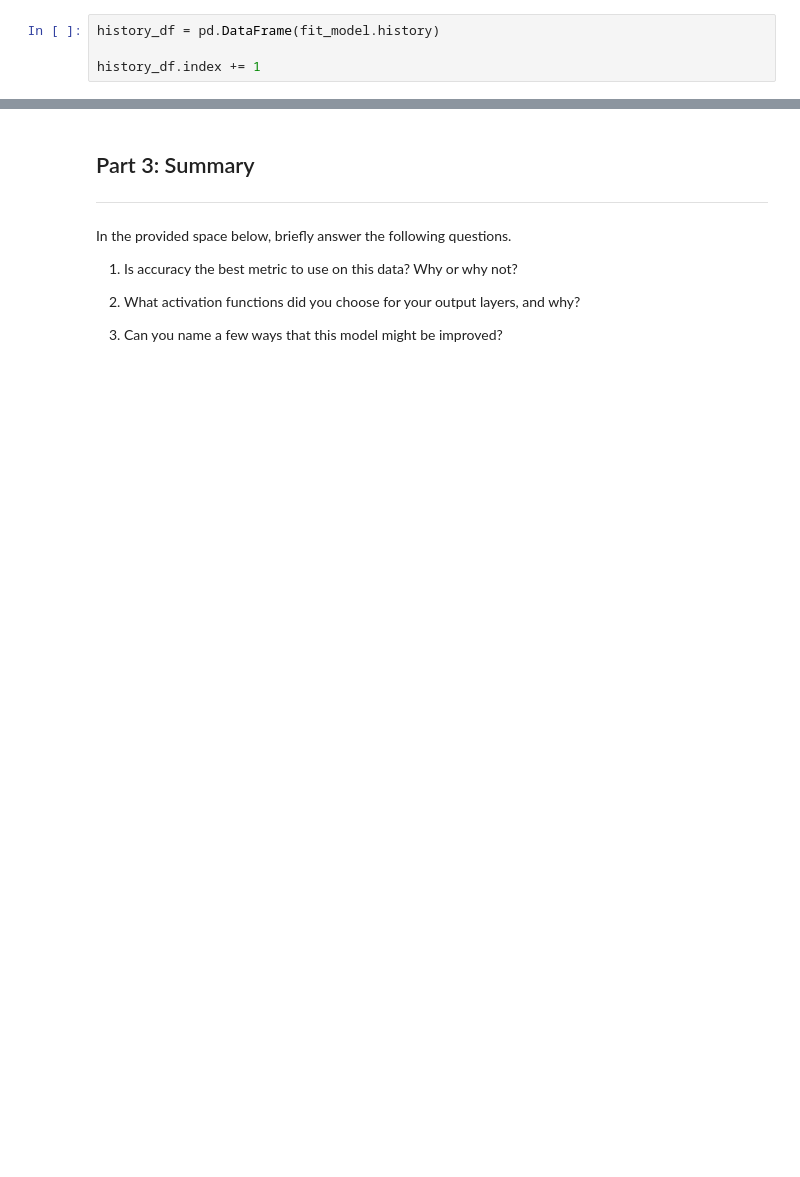
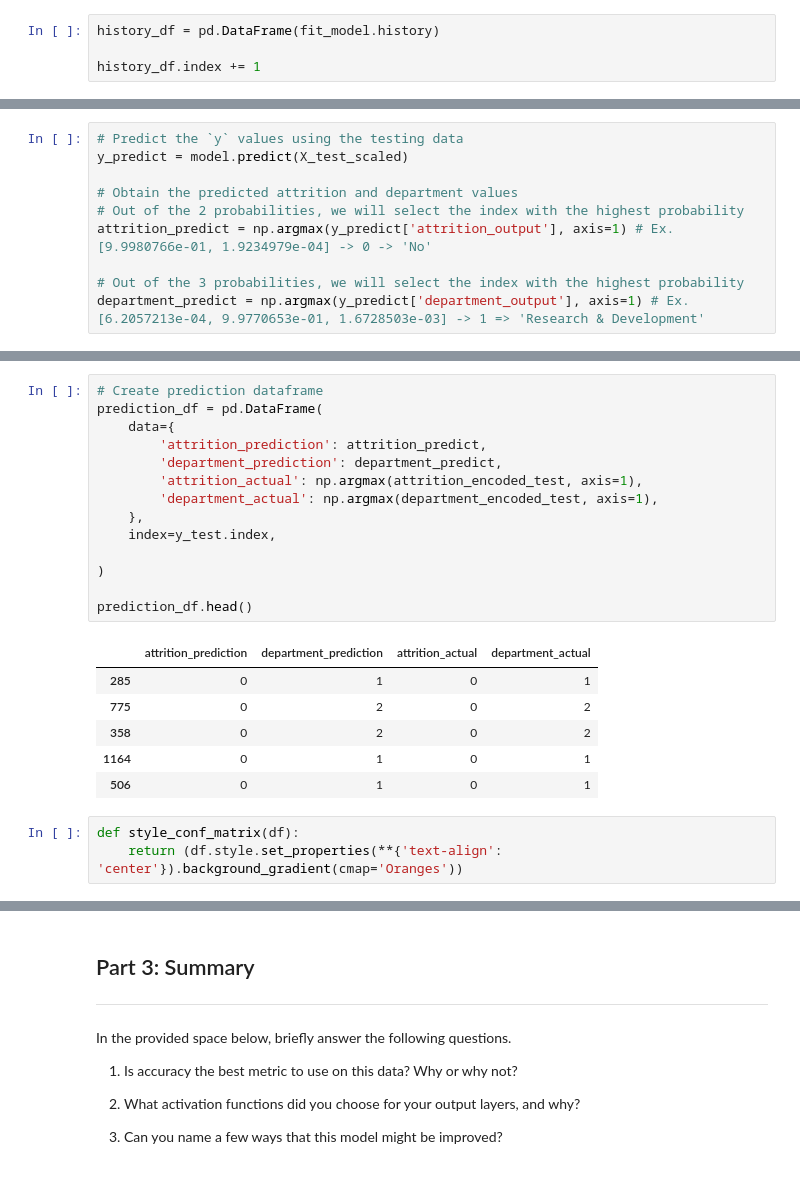
Before and after one commit to rune-encoder/neural-network-challenge-2, a Jupyter notebook: attrition.ipynb, the cells around one changed output, grey strips where cells are left out. Saved outputs shown, nothing was run; the diff lists cells and outputs as text; blank space fills up the shorter version.

```diff
--- a/attrition.ipynb
+++ b/attrition.ipynb
@@ -893,0 +928,10 @@ plt.show()
+# %%
+# Predict the `y` values using the testing data
+y_predict = model.predict(X_test_scaled)
+
+# Obtain the predicted attrition and department values
+# Out of the 2 probabilities, we will select the index with the highest probability
+attrition_predict = np.argmax(y_predict['attrition_output'], axis=1) # Ex. [9.9980766e-01, 1.9234979e-04] -> 0 -> 'No'
+
+# Out of the 3 probabilities, we will select the index with the highest probability
+department_predict = np.argmax(y_predict['department_output'], axis=1) # Ex. [6.2057213e-04, 9.9770653e-01, 1.6728503e-03] -> 1 => 'Research & Development'
@@ -893,0 +940,24 @@ plt.show()
+# %%
+# Create prediction dataframe
+prediction_df = pd.DataFrame(
+    data={
+        'attrition_prediction': attrition_predict,
+        'department_prediction': department_predict,
+        'attrition_actual': np.argmax(attrition_encoded_test, axis=1),
+        'department_actual': np.argmax(department_encoded_test, axis=1),
+    },
+    index=y_test.index,
+
+)
+
+prediction_df.head()
+# %% [output]
+|  | attrition_prediction | department_prediction | attrition_actual | department_actual |
+| 285 | 0 | 1 | 0 | 1 |
+| 775 | 0 | 2 | 0 | 2 |
+| 358 | 0 | 2 | 0 | 2 |
+| 1164 | 0 | 1 | 0 | 1 |
+| 506 | 0 | 1 | 0 | 1 |
+# %%
+def style_conf_matrix(df):
+    return (df.style.set_properties(**{'text-align': 'center'}).background_gradient(cmap='Oranges'))
```
Also changed, not shown: parts of 33 cells of this notebook, 4 other files.
